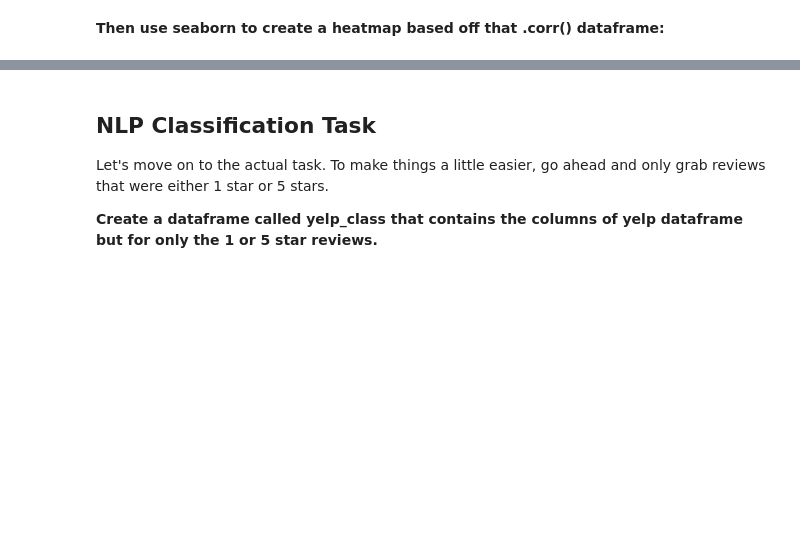
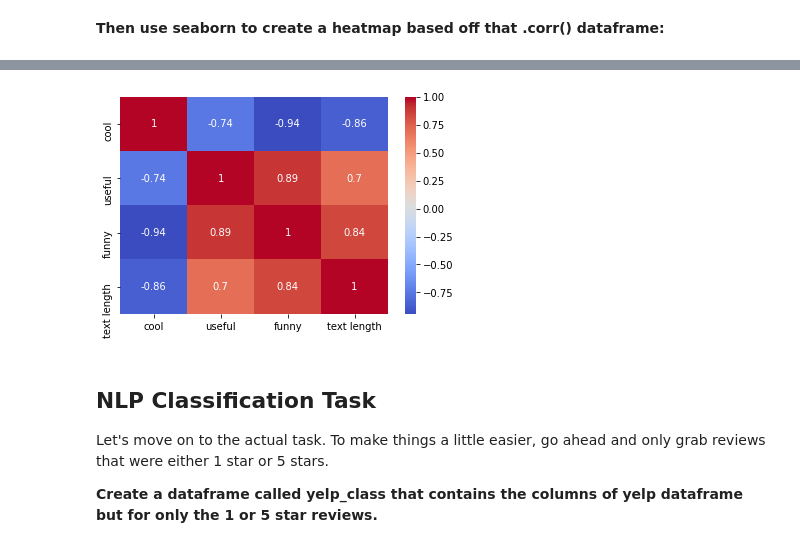
Before and after one commit to loayzag91/Python-Data-Science-Tutorial, a Jupyter notebook: Machine Learning Sections/Natural Language Processing/NLP Project.ipynb, the cells around one changed output, grey strips where cells are left out. Cells and saved outputs as stored; diff of their text form; code cells hidden in the pictures; blank space fills up the shorter version.

```diff
--- a/Machine Learning Sections/Natural Language Processing/NLP Project.ipynb
+++ b/Machine Learning Sections/Natural Language Processing/NLP Project.ipynb
@@ -118,3 +136,8 @@ Let's explore the data
+# %%
+sns.heatmap(yelp.groupby('stars').mean().corr(),annot=True,cmap='coolwarm')
+plt.show()
+# %% [output]
+[figure, added]
 # %% [markdown]
 ## NLP Classification Task
 
```
Also changed, not shown: parts of 45 cells of this notebook.
